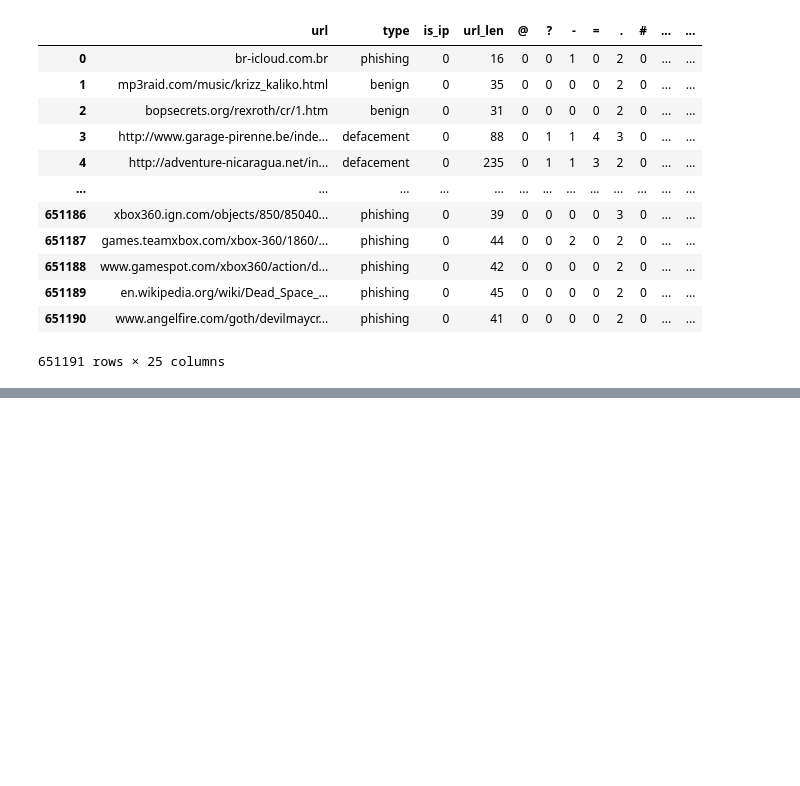
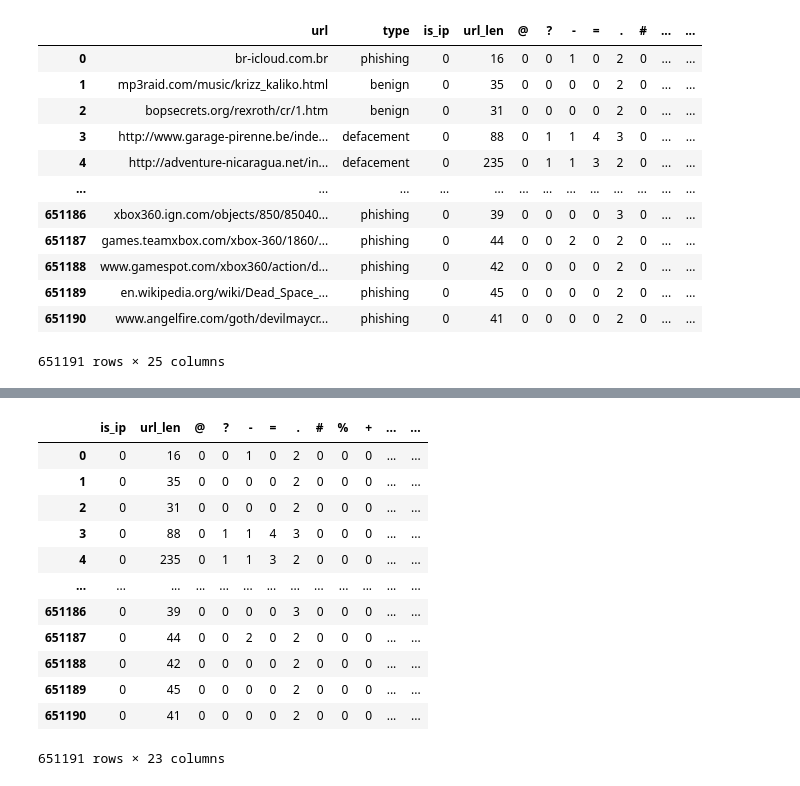
Before and after one commit to takshkothari/malcious_urls, a Jupyter notebook: malicious_urls.ipynb, the cells around one changed output, grey strips where cells are left out. Saved outputs shown, nothing was run; the diff lists cells and outputs as text; code cells hidden in the pictures; blank space fills up the shorter version.

```diff
--- a/malicious_urls.ipynb
+++ b/malicious_urls.ipynb
@@ -339,0 +375,17 @@ Name: sus_words, dtype: int64
+# %%
+X = df.drop(['type', 'url'], axis=1)
+X
+# %% [output]
+|  | is_ip | url_len | @ | ? | - | = | . | # | % | + | ... | ... |
+| 0 | 0 | 16 | 0 | 0 | 1 | 0 | 2 | 0 | 0 | 0 | ... | ... |
+| 1 | 0 | 35 | 0 | 0 | 0 | 0 | 2 | 0 | 0 | 0 | ... | ... |
+| 2 | 0 | 31 | 0 | 0 | 0 | 0 | 2 | 0 | 0 | 0 | ... | ... |
+| 3 | 0 | 88 | 0 | 1 | 1 | 4 | 3 | 0 | 0 | 0 | ... | ... |
+| 4 | 0 | 235 | 0 | 1 | 1 | 3 | 2 | 0 | 0 | 0 | ... | ... |
+| ... | ... | ... | ... | ... | ... | ... | ... | ... | ... | ... | ... | ... |
+| 651186 | 0 | 39 | 0 | 0 | 0 | 0 | 3 | 0 | 0 | 0 | ... | ... |
+| 651187 | 0 | 44 | 0 | 0 | 2 | 0 | 2 | 0 | 0 | 0 | ... | ... |
+| 651188 | 0 | 42 | 0 | 0 | 0 | 0 | 2 | 0 | 0 | 0 | ... | ... |
+| 651189 | 0 | 45 | 0 | 0 | 0 | 0 | 2 | 0 | 0 | 0 | ... | ... |
+| 651190 | 0 | 41 | 0 | 0 | 0 | 0 | 2 | 0 | 0 | 0 | ... | ... |
+651191 rows × 23 columns
```
Also changed, not shown: parts of 11 cells of this notebook.
